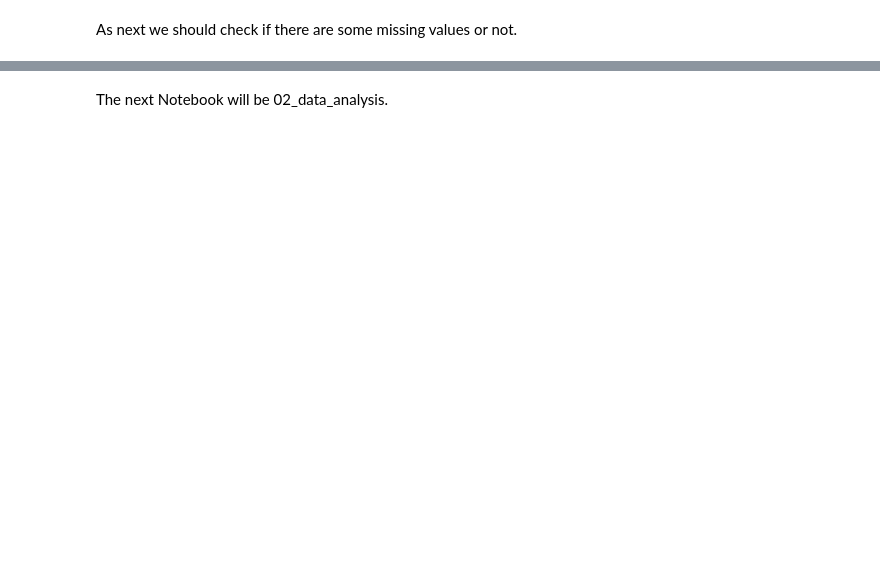
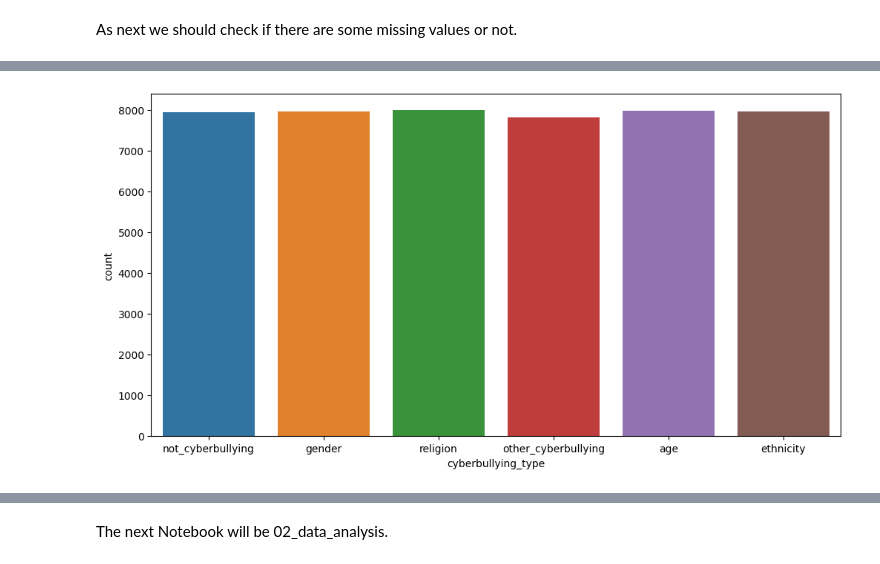
Before and after one commit to kollesal/hateSpeech, a Jupyter notebook: 04_Data Cleansing/01_data_prep.ipynb, the cells around one changed output, grey strips where cells are left out. Saved outputs shown, nothing was run; the diff lists cells and outputs as text; code cells hidden in the pictures; blank space fills up the shorter version.

```diff
--- a/04_Data Cleansing/01_data_prep.ipynb
+++ b/04_Data Cleansing/01_data_prep.ipynb
@@ -99,6 +63,0 @@ As first step I want to remove all the punctuation from the text. Therefore I wi
-# %%
-def remove_punctuation(text):
-    punctuationfree="".join([i for i in text if i not in string.punctuation])
-    return punctuationfree
-all_data_df[['tweet_text']] = all_data_df[['tweet_text']].applymap(lambda x:remove_punctuation(x))
-all_data_df.head()
@@ -115,3 +63,0 @@ It is one of the most common text preprocessing Python steps where the text is c
-# %%
-all_data_df[['tweet_text']] = all_data_df[['tweet_text']].applymap(lambda x:x.lower())
-all_data_df.head()
@@ -124,0 +85,4 @@ all_data_df.head()
+# %%
+#calculate length of the comment
+all_data_df['length'] = all_data_df['tweet_text'].apply(len)
+all_data_df.head()
@@ -124,0 +96,3 @@ all_data_df.head()
+# %%
+temp = all_data_df.groupby('cyberbullying_type').count()['tweet_text'].reset_index().sort_values(by='tweet_text',ascending=False)
+temp.style.background_gradient(cmap='Purples')
@@ -124,0 +107,12 @@ all_data_df.head()
+# %%
+from plotly import graph_objs as go
+plt.figure(figsize=(12,6))
+sns.countplot(x='cyberbullying_type',data=all_data_df)
+fig = go.Figure(go.Funnelarea(
+    text =temp.cyberbullying_type,
+    values = temp.tweet_text,
+    title = {"position": "top center", "text": "Funnel-Chart of Sentiment Distribution"}
+    ))
+fig.show()
+# %% [output]
+[figure, added]
```
Also changed, not shown: parts of 64 cells of this notebook.
